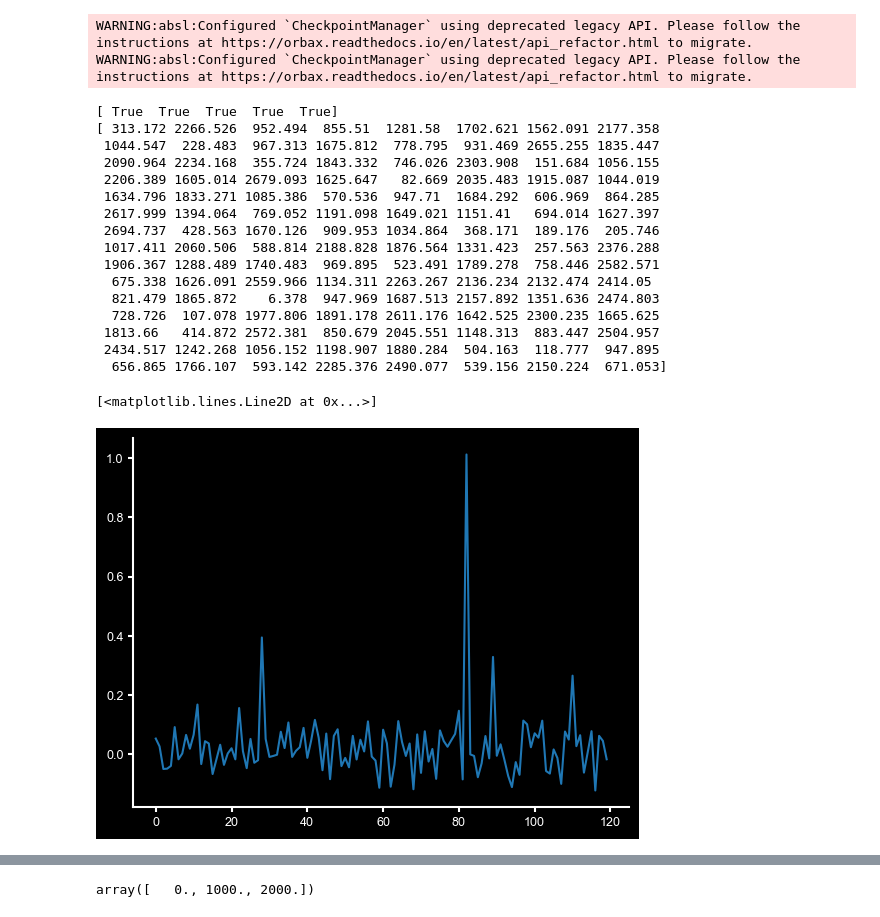
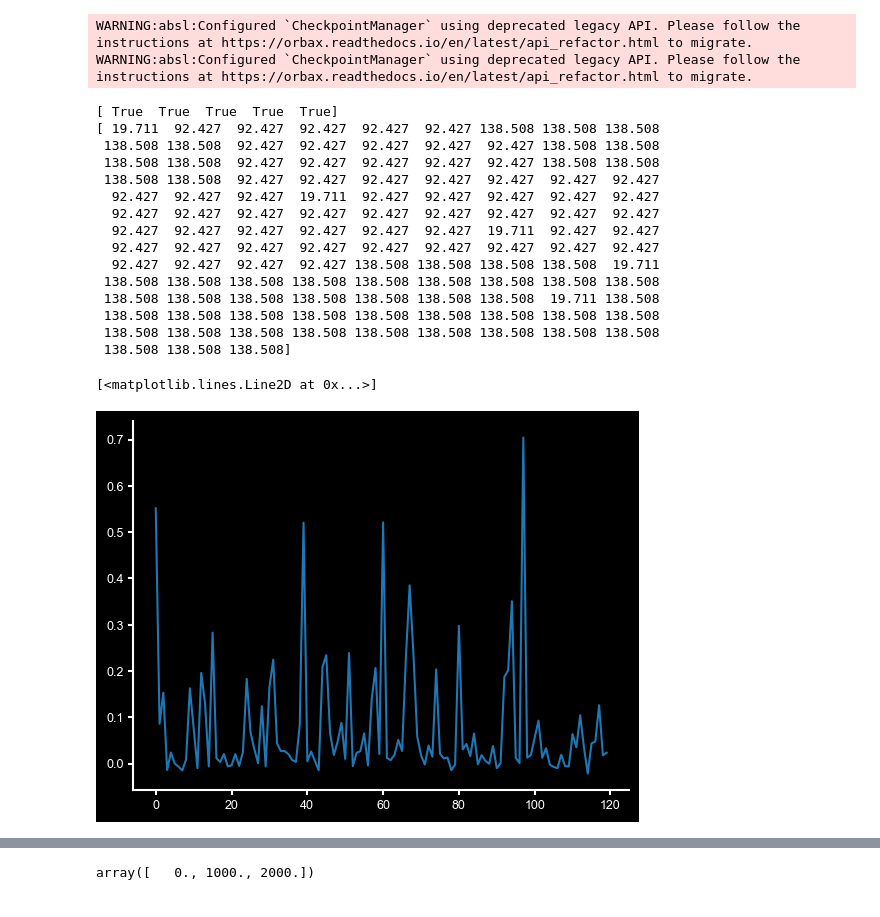
Before and after one commit to mackelab/dmri, a Jupyter notebook: notebooks/eval_parameter_inference.ipynb, the cells around one changed output, grey strips where cells are left out. Cells and saved outputs as stored; diff of their text form; code cells hidden in the pictures.

```diff
--- a/notebooks/eval_parameter_inference.ipynb
+++ b/notebooks/eval_parameter_inference.ipynb
@@ -44,29 +44,28 @@ sim_type = model.tokenizer.simulator
 # %%
 p_mask,masks, theta, x_os, acq = jax.vmap(simulator[0])(jax.random.split(jax.random.PRNGKey(1), num=200))
 # %%
-idx = 52
+idx = 30
 print(masks[idx])
 print(acq.qvals[idx])
 plt.plot(x_os[idx])
 # %% [output]
 [ True  True  True  True  True]
-[ 313.172 2266.526  952.494  855.51  1281.58  1702.621 1562.091 2177.358
- 1044.547  228.483  967.313 1675.812  778.795  931.469 2655.255 1835.447
- 2090.964 2234.168  355.724 1843.332  746.026 2303.908  151.684 1056.155
- 2206.389 1605.014 2679.093 1625.647   82.669 2035.483 1915.087 1044.019
- 1634.796 1833.271 1085.386  570.536  947.71  1684.292  606.969  864.285
- 2617.999 1394.064  769.052 1191.098 1649.021 1151.41   694.014 1627.397
- 2694.737  428.563 1670.126  909.953 1034.864  368.171  189.176  205.746
- 1017.411 2060.506  588.814 2188.828 1876.564 1331.423  257.563 2376.288
- 1906.367 1288.489 1740.483  969.895  523.491 1789.278  758.446 2582.571
-  675.338 1626.091 2559.966 1134.311 2263.267 2136.234 2132.474 2414.05
-  821.479 1865.872    6.378  947.969 1687.513 2157.892 1351.636 2474.803
-  728.726  107.078 1977.806 1891.178 2611.176 1642.525 2300.235 1665.625
- 1813.66   414.872 2572.381  850.679 2045.551 1148.313  883.447 2504.957
- 2434.517 1242.268 1056.152 1198.907 1880.284  504.163  118.777  947.895
-  656.865 1766.107  593.142 2285.376 2490.077  539.156 2150.224  671.053]
+[ 19.711  92.427  92.427  92.427  92.427  92.427 138.508 138.508 138.508
+ 138.508 138.508  92.427  92.427  92.427  92.427  92.427 138.508 138.508
+ 138.508 138.508  92.427  92.427  92.427  92.427  92.427 138.508 138.508
+ 138.508 138.508  92.427  92.427  92.427  92.427  92.427  92.427  92.427
+  92.427  92.427  92.427  19.711  92.427  92.427  92.427  92.427  92.427
+  92.427  92.427  92.427  92.427  92.427  92.427  92.427  92.427  92.427
+  92.427  92.427  92.427  92.427  92.427  92.427  19.711  92.427  92.427
+  92.427  92.427  92.427  92.427  92.427  92.427  92.427  92.427  92.427
+  92.427  92.427  92.427  92.427 138.508 138.508 138.508 138.508  19.711
+ 138.508 138.508 138.508 138.508 138.508 138.508 138.508 138.508 138.508
+ 138.508 138.508 138.508 138.508 138.508 138.508 138.508  19.711 138.508
+ 138.508 138.508 138.508 138.508 138.508 138.508 138.508 138.508 138.508
+ 138.508 138.508 138.508 138.508 138.508 138.508 138.508 138.508 138.508
+ 138.508 138.508 138.508]
 [<matplotlib.lines.Line2D at 0x...>]
-[figure, old version]
+[figure, new version]
 # %%
 from functools import partial
 sample_fn = jax.jit(jax.vmap(partial(model.sample_theta, num_steps=50, max_noise=80, model_mask=masks[idx], sample_method="ode", rho=7), in_axes=(0,None, None)))
```
Also changed, not shown: parts of 11 cells of this notebook, 4 other files.
